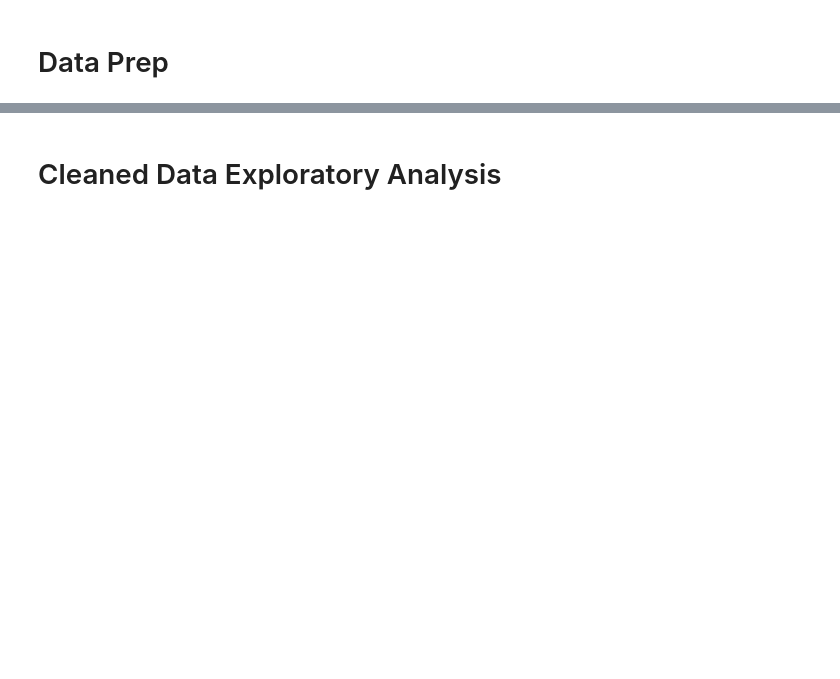
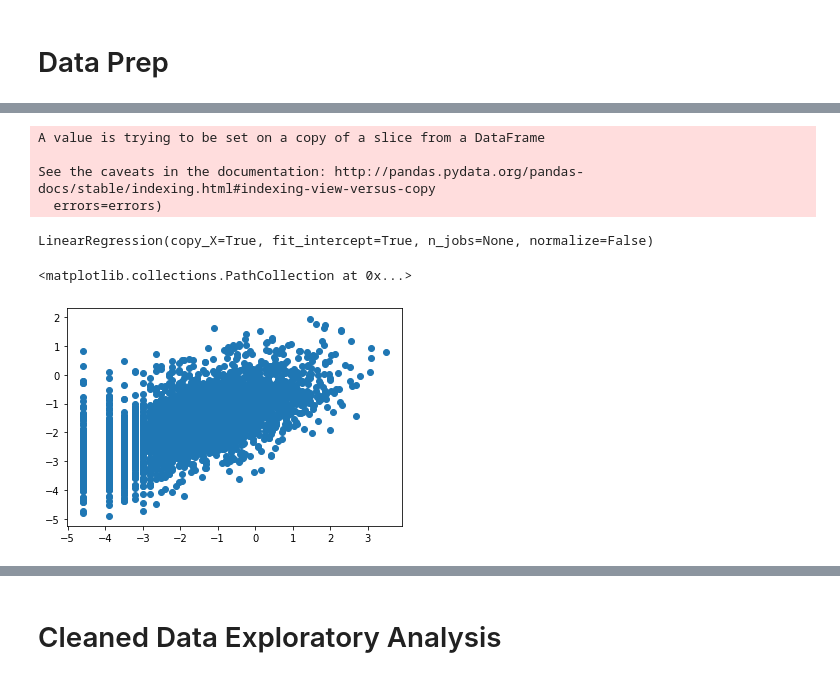
Before and after one commit to joseh4/projection_of_video_game_sales, a Jupyter notebook: master.ipynb, the cells around one changed output, grey strips where cells are left out. Cells and saved outputs as stored; diff of their text form; code cells hidden in the pictures; blank space fills up the shorter version.

```diff
--- a/master.ipynb
+++ b/master.ipynb
@@ -347,0 +400,7 @@ ValueError: Cannot convert non-finite values (NA or inf) to integer
+# %%
+X_train.drop(columns=['Publisher','Global_Sales'], inplace=True)
+# %% [output]
+A value is trying to be set on a copy of a slice from a DataFrame
+
+See the caveats in the documentation: http://pandas.pydata.org/pandas-docs/stable/indexing.html#indexing-view-versus-copy
+  errors=errors)
@@ -347,0 +409,13 @@ ValueError: Cannot convert non-finite values (NA or inf) to integer
+# %%
+lr = LinearRegression()
+# %%
+lr.fit(X_train, y_train)
+# %% [output]
+LinearRegression(copy_X=True, fit_intercept=True, n_jobs=None, normalize=False)
+# %%
+y_pred = lr.predict(X_train)
+# %%
+plt.scatter(y_train, y_pred)
+# %% [output]
+<matplotlib.collections.PathCollection at 0x...>
+[figure, added]
```
Also changed, not shown: parts of 57 cells of this notebook, 2 other files.
